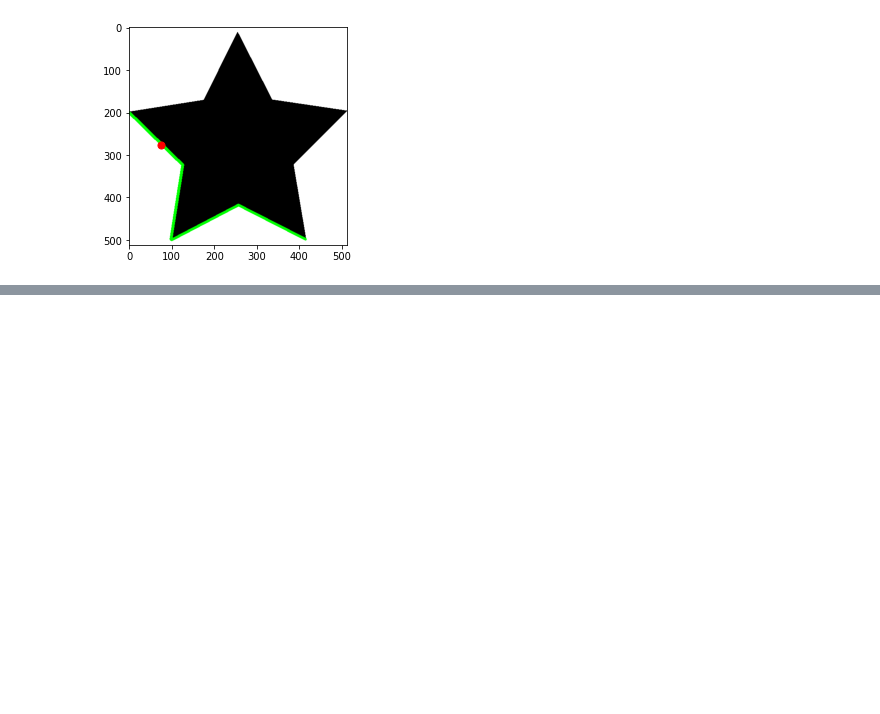
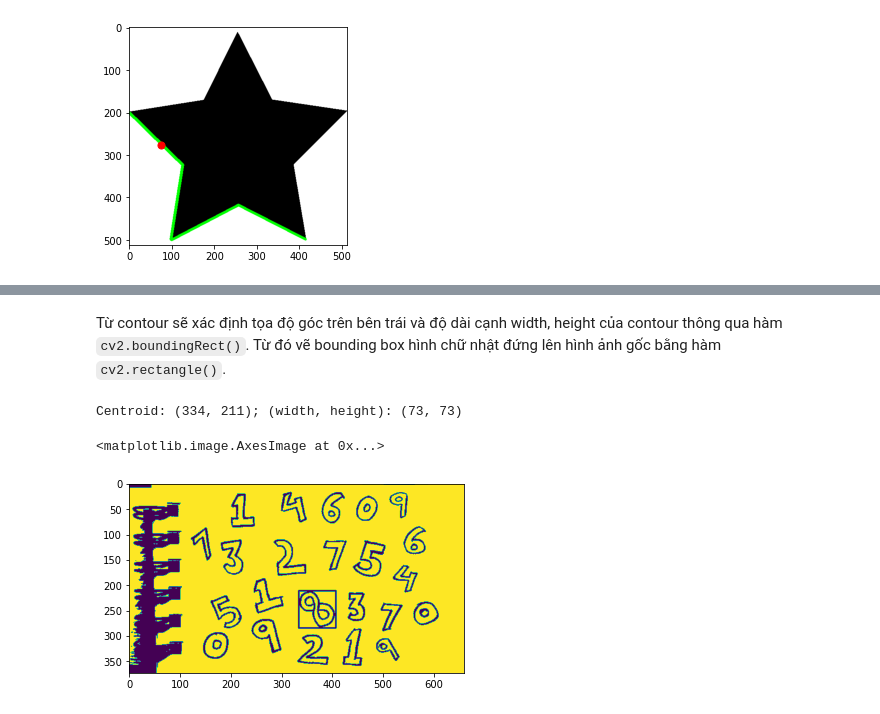
Before and after one commit to phanxuanphucnd/freelearningcv, a Jupyter notebook: jupyter notebooks/Image Preprocessing.ipynb, the cells around one changed output, grey strips where cells are left out. Saved outputs shown, nothing was run; the diff lists cells and outputs as text; code cells hidden in the pictures; blank space fills up the shorter version.

```diff
--- a/jupyter notebooks/Image Preprocessing.ipynb
+++ b/jupyter notebooks/Image Preprocessing.ipynb
@@ -566,0 +605,15 @@ Area of contour 0: 129.5
+# %% [markdown]
+Từ contour sẽ xác định tọa độ góc trên bên trái và độ dài cạnh width, height của contour thông qua hàm `cv2.boundingRect()`. Từ đó vẽ bounding box hình chữ nhật đứng lên hình ảnh gốc bằng hàm `cv2.rectangle()`.
+# %%
+# TODO: Vẽ bounding box cho contours có diện tích lớn thứ 2
+
+cnt = contours[area_sorted[1]]
+x, y, w, h = cv2.boundingRect(cnt)
+print(f"Centroid: ({x}, {y}); (width, height): ({w}, {h})")
+
+img = cv2.rectangle(img, (x,y), (x + w, y + h), (0, 255, 0), 2)
+plt.imshow(img)
+# %% [output]
+Centroid: (334, 211); (width, height): (73, 73)
+<matplotlib.image.AxesImage at 0x...>
+[figure, added]
```
Also changed, not shown: parts of 22 cells of this notebook.
